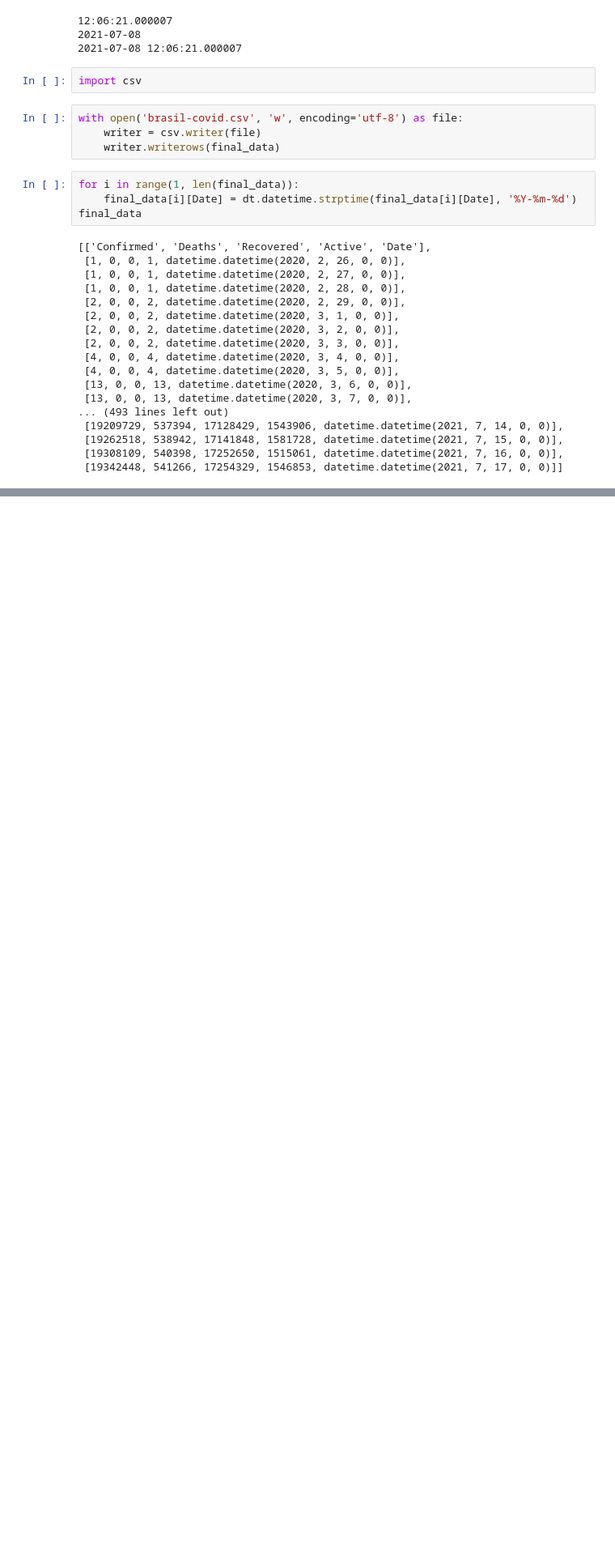
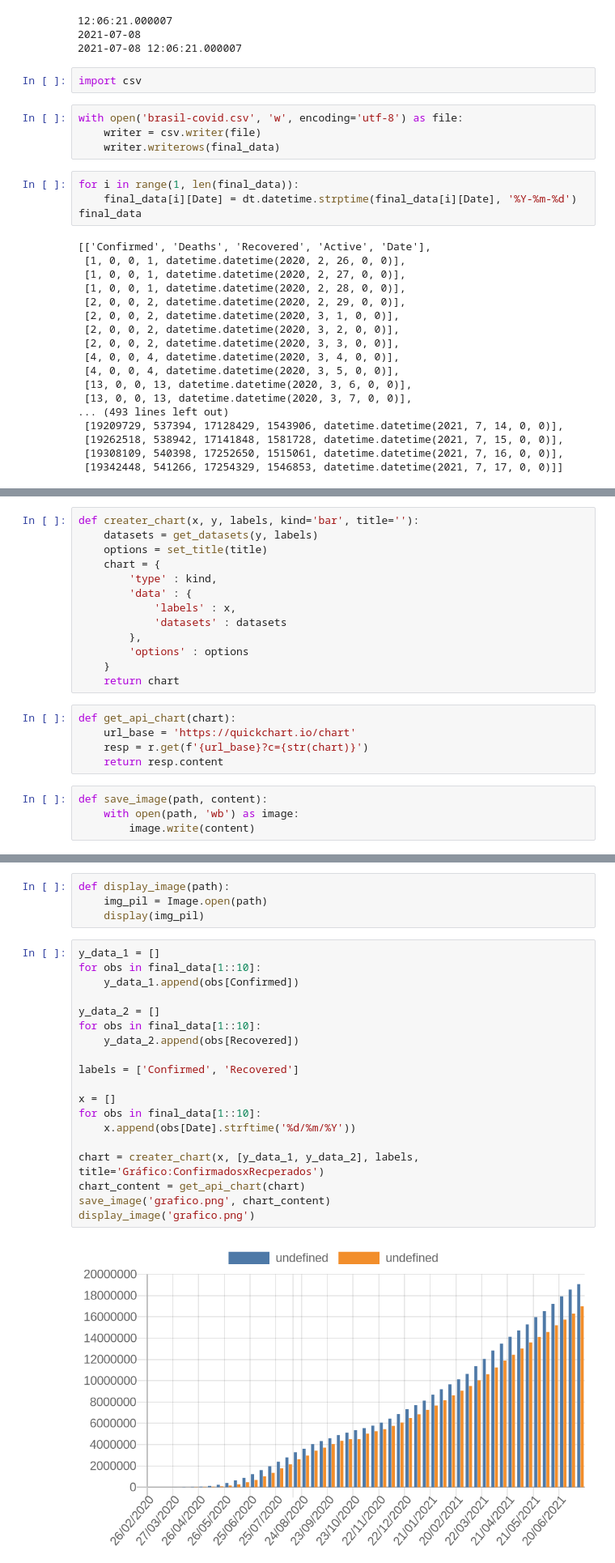
Before and after one commit to andrade-lcs/letscode_python, a Jupyter notebook: Projeto_final.ipynb, the cells around one changed output, grey strips where cells are left out. Shown at 81% size. Cells and saved outputs as stored; diff of their text form; blank space fills up the shorter version.

```diff
--- a/Projeto_final.ipynb
+++ b/Projeto_final.ipynb
@@ -119,0 +147,22 @@ final_data
+# %%
+def creater_chart(x, y, labels, kind='bar', title=''):
+    datasets = get_datasets(y, labels)
+    options = set_title(title)
+    chart = {
+        'type' : kind,
+        'data' : {
+            'labels' : x,
+            'datasets' : datasets
+        },
+        'options' : options
+    }
+    return chart
+# %%
+def get_api_chart(chart):
+    url_base = 'https://quickchart.io/chart'
+    resp = r.get(f'{url_base}?c={str(chart)}')
+    return resp.content
+# %%
+def save_image(path, content):
+    with open(path, 'wb') as image:
+        image.write(content)
@@ -119,0 +172,25 @@ final_data
+# %%
+def display_image(path):
+    img_pil = Image.open(path)
+    display(img_pil)
+# %%
+y_data_1 = []
+for obs in final_data[1::10]:
+    y_data_1.append(obs[Confirmed])
+
+y_data_2 = []
+for obs in final_data[1::10]:
+    y_data_2.append(obs[Recovered])
+
+labels = ['Confirmed', 'Recovered']
+
+x = []
+for obs in final_data[1::10]:
+    x.append(obs[Date].strftime('%d/%m/%Y'))
+
+chart = creater_chart(x, [y_data_1, y_data_2], labels, title='Gráfico:ConfirmadosxRecperados')
+chart_content = get_api_chart(chart)
+save_image('grafico.png', chart_content)
+display_image('grafico.png')
+# %% [output]
+[figure, added]
```
Also changed, not shown: parts of 3 cells of this notebook.
